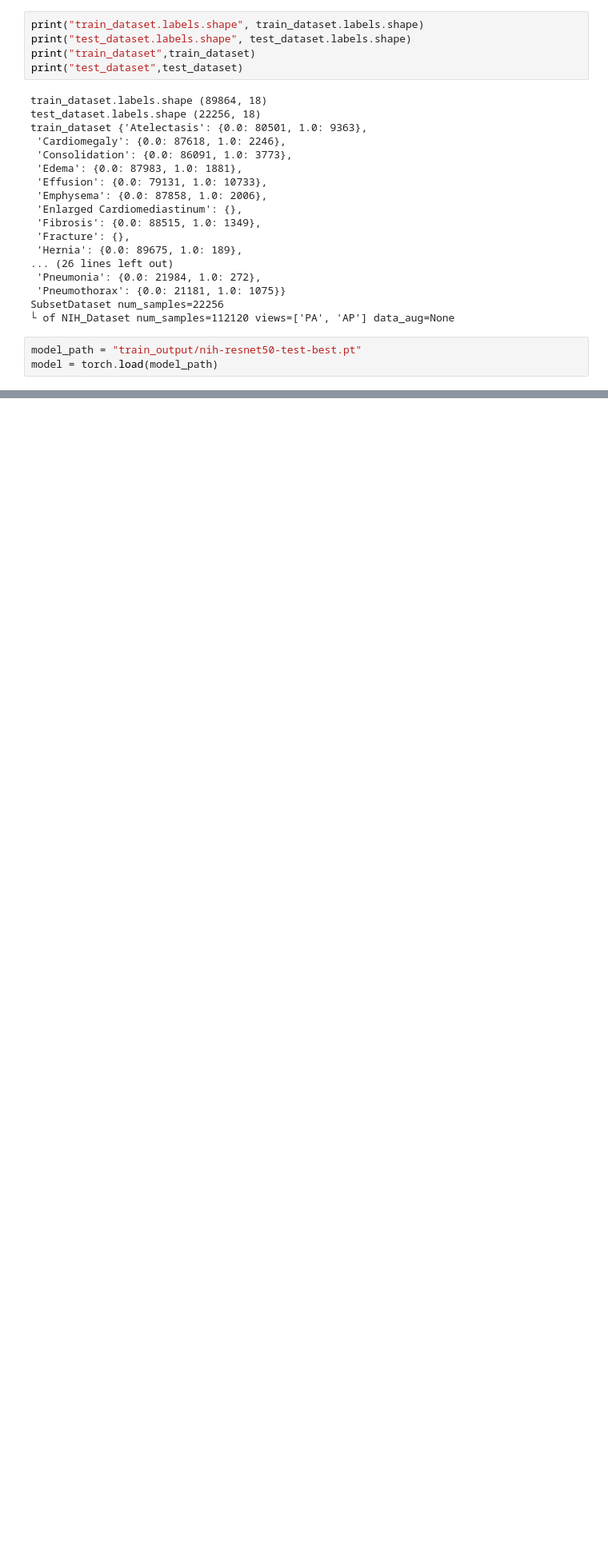
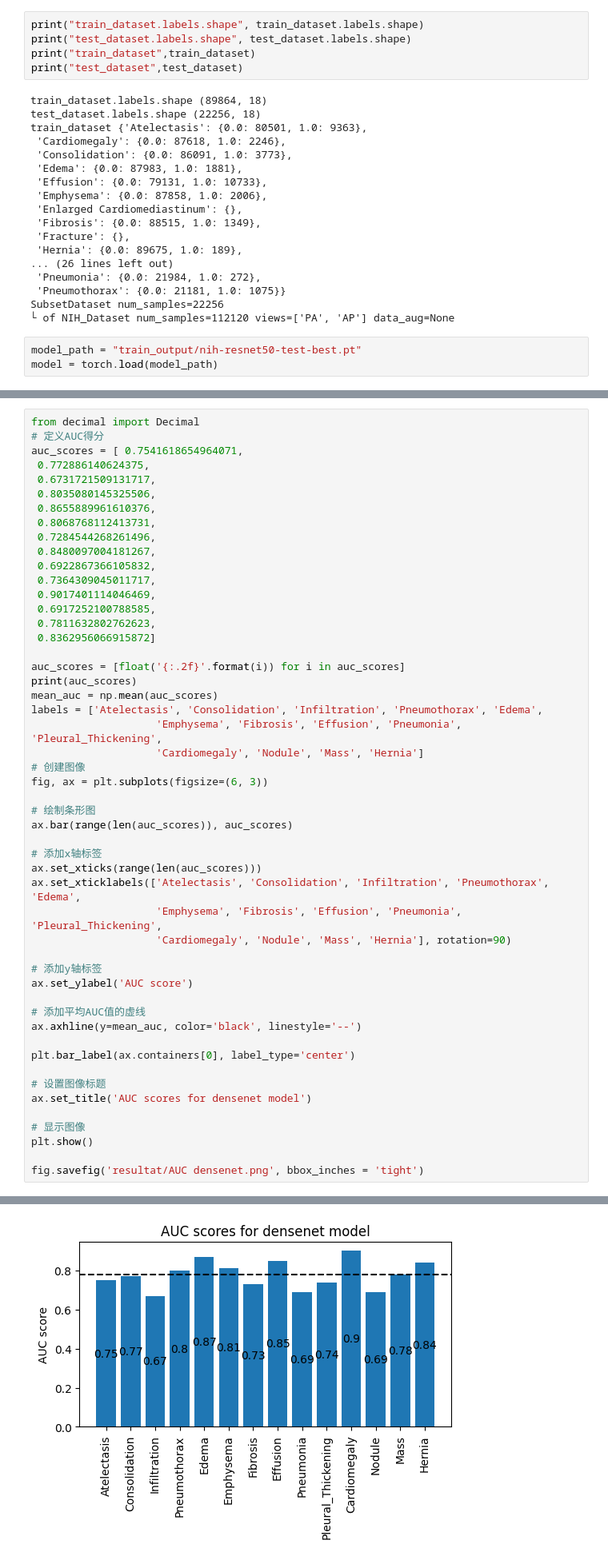
Before and after one commit to haooyuee/xrayvision-diy, a Jupyter notebook: test_model.ipynb, the cells around one changed output, grey strips where cells are left out. Shown: that part at 80% size. Drawn from its saved outputs; the diff is of its cells as text; blank space fills up the shorter version.

```diff
--- a/test_model.ipynb
+++ b/test_model.ipynb
@@ -260,0 +427,52 @@ ppv80 [0.6881256, 0.41102195, 0.7322468, 0.9733366, 0.5692878, 0.99999297, 0.408
+# %%
+from decimal import Decimal
+# 定义AUC得分
+auc_scores = [ 0.7541618654964071,
+ 0.772886140624375,
+ 0.6731721509131717,
+ 0.8035080145325506,
+ 0.8655889961610376,
+ 0.8068768112413731,
+ 0.7284544268261496,
+ 0.8480097004181267,
+ 0.6922867366105832,
+ 0.7364309045011717,
+ 0.9017401114046469,
+ 0.6917252100788585,
+ 0.7811632802762623,
+ 0.8362956066915872]
+
+auc_scores = [float('{:.2f}'.format(i)) for i in auc_scores]
+print(auc_scores)
+mean_auc = np.mean(auc_scores)
+labels = ['Atelectasis', 'Consolidation', 'Infiltration', 'Pneumothorax', 'Edema',
+                    'Emphysema', 'Fibrosis', 'Effusion', 'Pneumonia', 'Pleural_Thickening',
+                    'Cardiomegaly', 'Nodule', 'Mass', 'Hernia']
+# 创建图像
+fig, ax = plt.subplots(figsize=(6, 3))
+
+# 绘制条形图
+ax.bar(range(len(auc_scores)), auc_scores)
+
+# 添加x轴标签
+ax.set_xticks(range(len(auc_scores)))
+ax.set_xticklabels(['Atelectasis', 'Consolidation', 'Infiltration', 'Pneumothorax', 'Edema',
+                    'Emphysema', 'Fibrosis', 'Effusion', 'Pneumonia', 'Pleural_Thickening',
+                    'Cardiomegaly', 'Nodule', 'Mass', 'Hernia'], rotation=90)
+
+# 添加y轴标签
+ax.set_ylabel('AUC score')
+
+# 添加平均AUC值的虚线
+ax.axhline(y=mean_auc, color='black', linestyle='--')
+
+plt.bar_label(ax.containers[0], label_type='center')
+
+# 设置图像标题
+ax.set_title('AUC scores for densenet model')
+
+# 显示图像
+plt.show()
+
+fig.savefig('resultat/AUC densenet.png', bbox_inches = 'tight')
+# %% [output]
@@ -260,0 +480 @@ ppv80 [0.6881256, 0.41102195, 0.7322468, 0.9733366, 0.5692878, 0.99999297, 0.408
+[figure, added]
```
Also changed, not shown: parts of 11 cells of this notebook, 2 other files.
